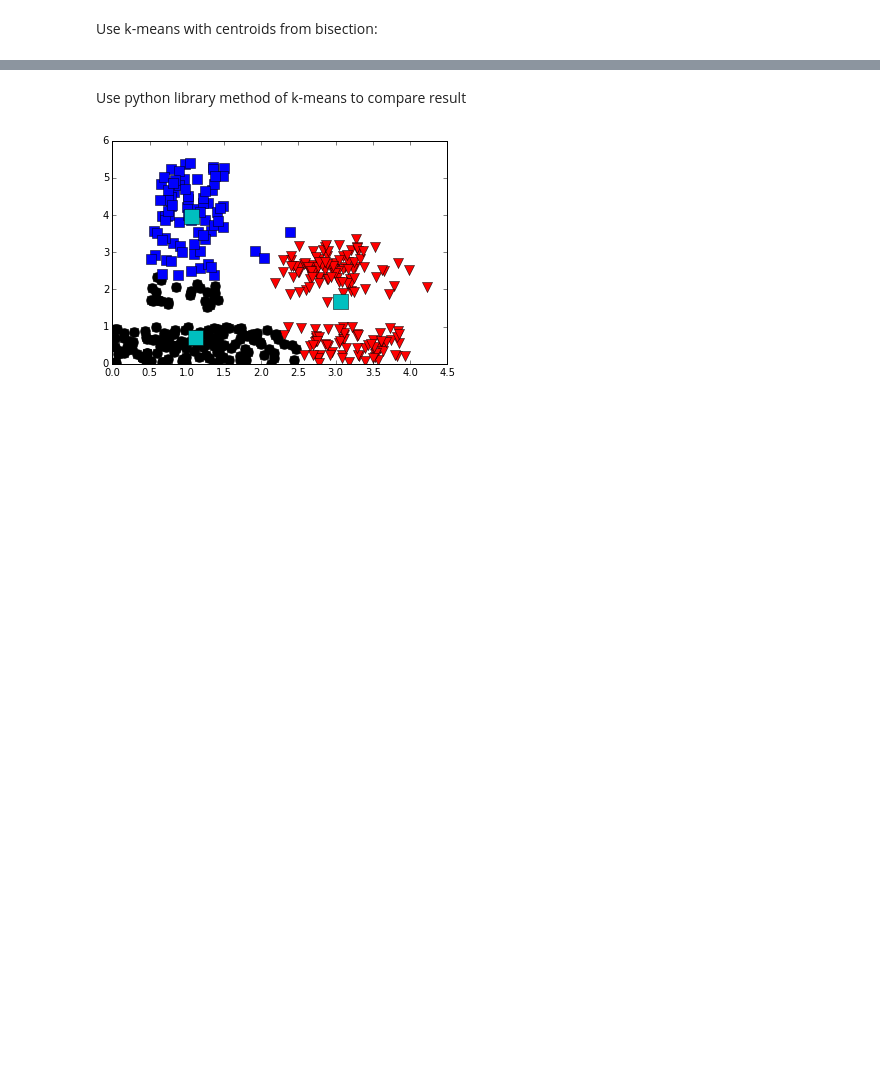
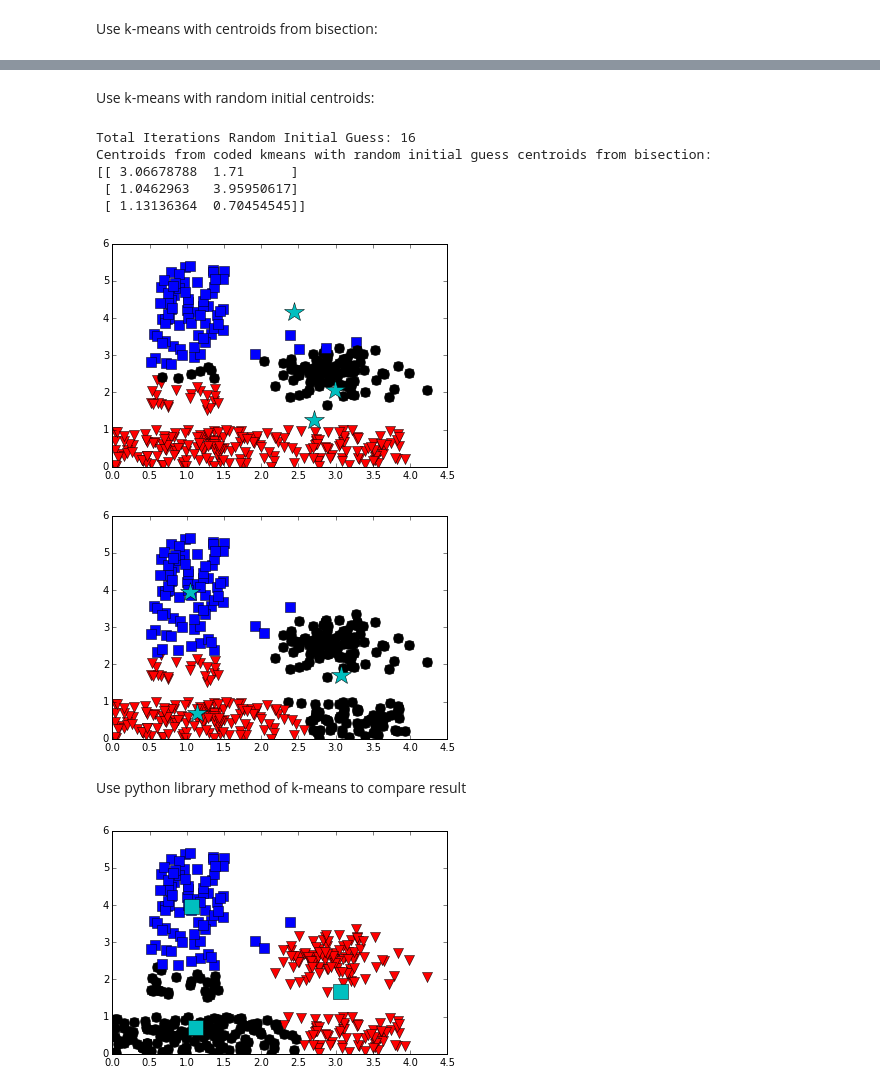
Before and after one commit to jpduarte/datasciencecodes, a Jupyter notebook: hwkmeans/HWkmeans.ipynb, the cells around one changed output, grey strips where cells are left out. Cells and saved outputs as stored; diff of their text form; code cells hidden in the pictures; blank space fills up the shorter version.

Commit message:
add kmeans algorith, fix name, V3

```diff
--- a/hwkmeans/HWkmeans.ipynb
+++ b/hwkmeans/HWkmeans.ipynb
@@ -248,3 +248,18 @@ Total Iterations: 15
+# %% [markdown]
+Use k-means with random initial centroids:
+# %%
+centroids,labels,total_iteration=Kmeans_mina(datalist,k,tolerance_user = 0.001,guess_centroid_flag=0,initial_centroids=[], plot_flag=1)
+print ("Total Iterations Random Initial Guess: "+str(total_iteration))
+print("Centroids from coded kmeans with random initial guess centroids from bisection:")
+print (centroids)
+# %% [output]
+Total Iterations Random Initial Guess: 16
+Centroids from coded kmeans with random initial guess centroids from bisection:
+[[ 3.06678788  1.71      ]
+ [ 1.0462963   3.95950617]
+ [ 1.13136364  0.70454545]]
+[figure, added]
+[figure, added]
 # %% [markdown]
 Use  python library method of k-means to compare result
 # %%
```
Also changed, not shown: parts of 3 cells of this notebook.
